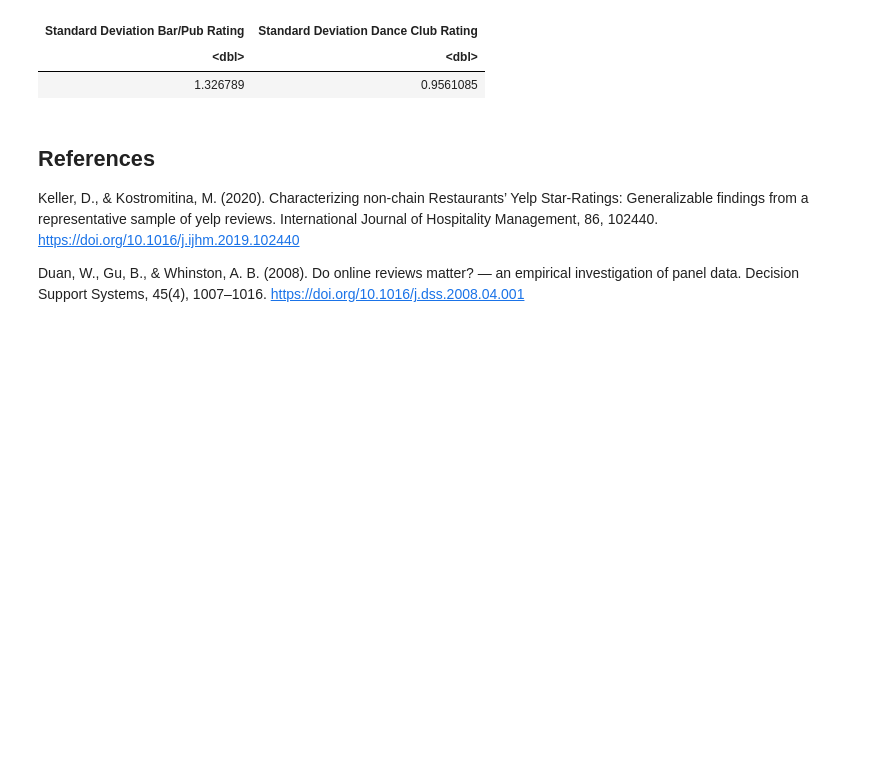
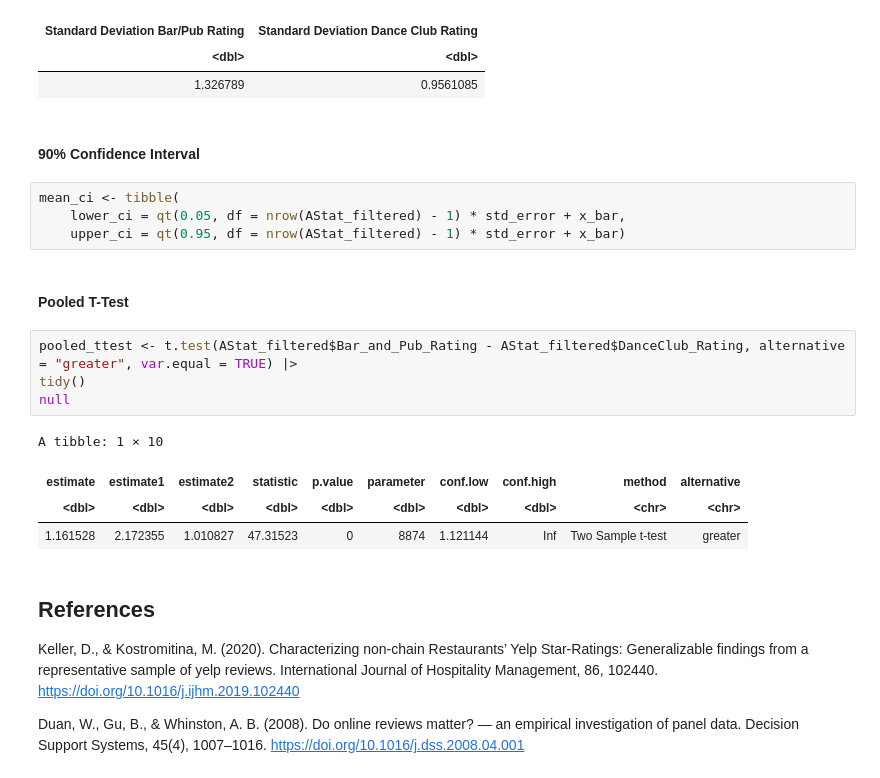
Before and after one commit to calvinyhchoi/STAT203_Project, a Jupyter notebook: ProjReport.ipynb, the cells around one changed output. Cells and saved outputs as stored; diff of their text form; blank space fills up the shorter version.

```diff
--- a/ProjReport.ipynb
+++ b/ProjReport.ipynb
@@ -100,6 +121,23 @@ A tibble: 1 × 2
 | Standard Deviation Bar/Pub Rating | Standard Deviation Dance Club Rating |
 | <dbl> | <dbl> |
 | 1.326789 | 0.9561085 |
+# %% [markdown]
+#### 90% Confidence Interval
+# %%
+mean_ci <- tibble(
+    lower_ci = qt(0.05, df = nrow(AStat_filtered) - 1) * std_error + x_bar,
+    upper_ci = qt(0.95, df = nrow(AStat_filtered) - 1) * std_error + x_bar)
+# %% [markdown]
+#### Pooled T-Test
+# %%
+pooled_ttest <- t.test(AStat_filtered$Bar_and_Pub_Rating - AStat_filtered$DanceClub_Rating, alternative = "greater", var.equal = TRUE) |>
+tidy()
+null
+# %% [output]
+A tibble: 1 × 10
+| estimate | estimate1 | estimate2 | statistic | p.value | parameter | conf.low | conf.high | method | alternative |
+| <dbl> | <dbl> | <dbl> | <dbl> | <dbl> | <dbl> | <dbl> | <dbl> | <chr> | <chr> |
+| 1.161528 | 2.172355 | 1.010827 | 47.31523 | 0 | 8874 | 1.121144 | Inf | Two Sample t-test | greater |
 # %% [markdown]
 ## References
 Keller, D., & Kostromitina, M. (2020). Characterizing non-chain Restaurants’ Yelp Star-Ratings: Generalizable findings from a representative sample of yelp reviews. International Journal of Hospitality Management, 86, 102440. https://doi.org/10.1016/j.ijhm.2019.102440
```
Also changed, not shown: parts of 4 cells of this notebook.
